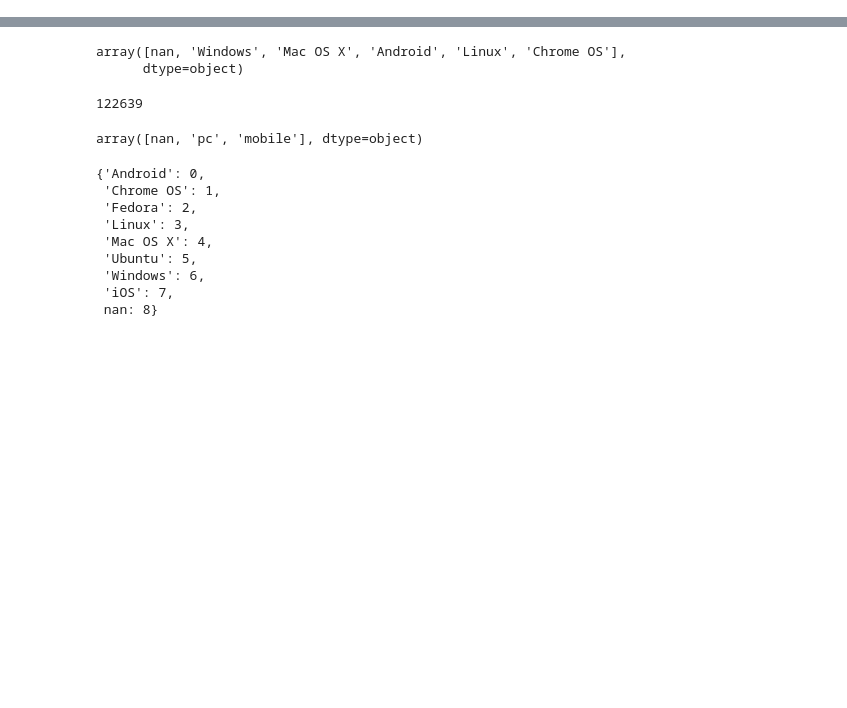
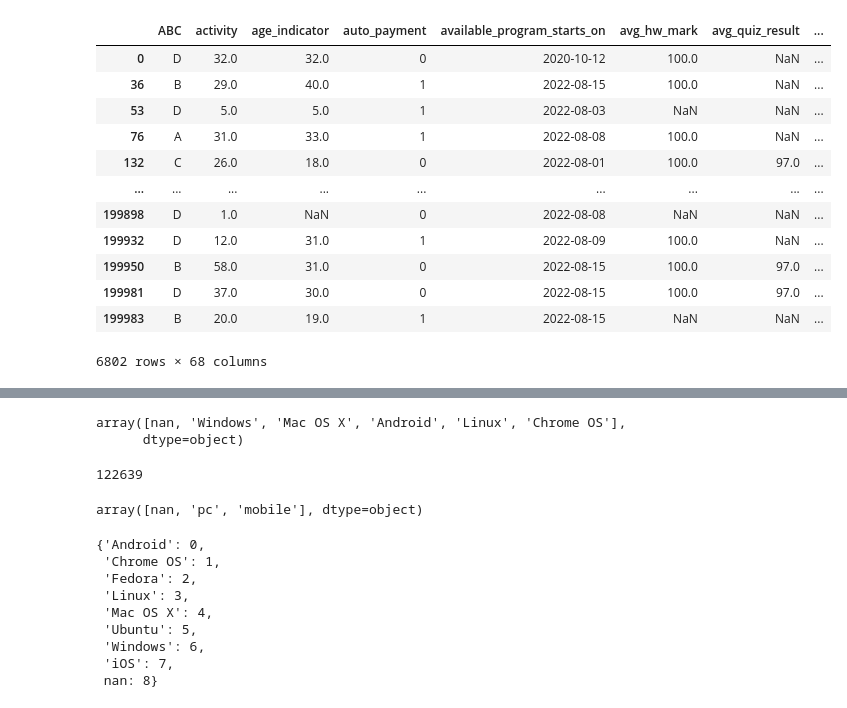
Before and after one commit to endovitskayaV/netology, a Jupyter notebook: explore.ipynb, the cells around one changed output, grey strips where cells are left out. Drawn from its saved outputs; the diff is of its cells as text; code cells hidden in the pictures; blank space fills up the shorter version.

```diff
--- a/explore.ipynb
+++ b/explore.ipynb
@@ -18 +63,17 @@ df = pd.read_csv("./content/train_enriched.csv")
+# %%
+df[df['notes_bin']==1]
+# %% [output]
+|  | ABC | activity | age_indicator | auto_payment | available_program_starts_on | avg_hw_mark | avg_quiz_result | ... |
+| 0 | D | 32.0 | 32.0 | 0 | 2020-10-12 | 100.0 | NaN | ... |
+| 36 | B | 29.0 | 40.0 | 1 | 2022-08-15 | 100.0 | NaN | ... |
+| 53 | D | 5.0 | 5.0 | 1 | 2022-08-03 | NaN | NaN | ... |
+| 76 | A | 31.0 | 33.0 | 1 | 2022-08-08 | 100.0 | NaN | ... |
+| 132 | C | 26.0 | 18.0 | 0 | 2022-08-01 | 100.0 | 97.0 | ... |
+| ... | ... | ... | ... | ... | ... | ... | ... | ... |
+| 199898 | D | 1.0 | NaN | 0 | 2022-08-08 | NaN | NaN | ... |
+| 199932 | D | 12.0 | 31.0 | 1 | 2022-08-09 | 100.0 | NaN | ... |
+| 199950 | B | 58.0 | 31.0 | 0 | 2022-08-15 | 100.0 | 97.0 | ... |
+| 199981 | D | 37.0 | 30.0 | 0 | 2022-08-15 | 100.0 | 97.0 | ... |
+| 199983 | B | 20.0 | 19.0 | 1 | 2022-08-15 | NaN | NaN | ... |
+6802 rows × 68 columns
 # %%
```
Also changed, not shown: parts of 6 cells of this notebook, 5 other files.
